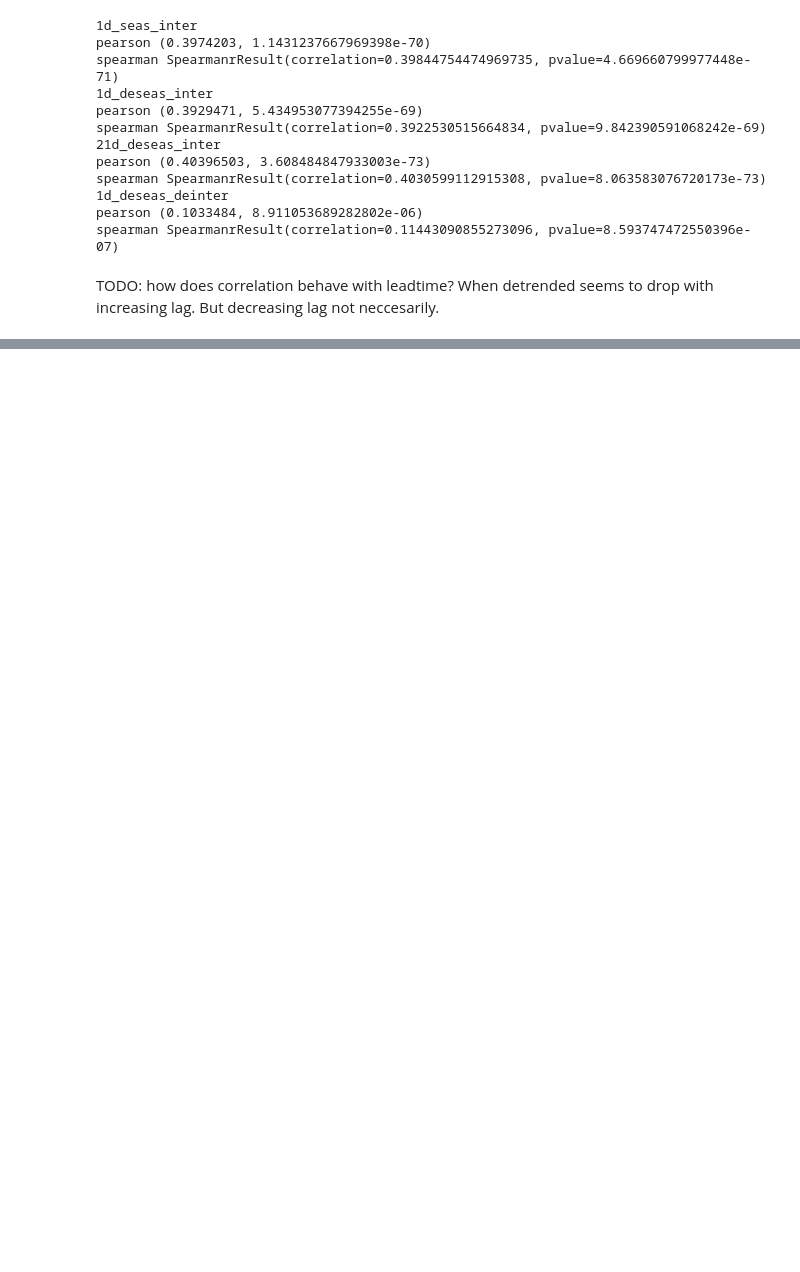
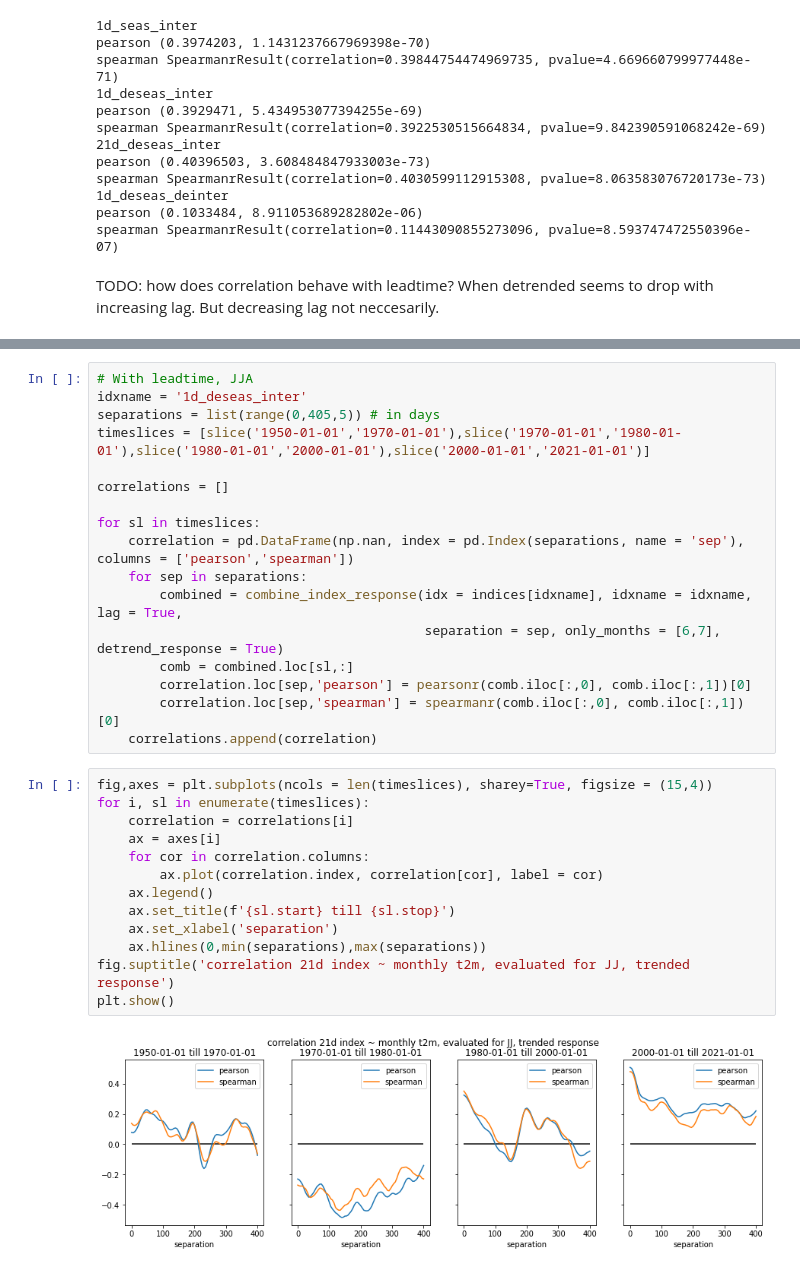
Before and after one commit to chiemvs/telegates, a Jupyter notebook: Explore.ipynb, the cells around one changed output, grey strips where cells are left out. Cells and saved outputs as stored; diff of their text form; blank space fills up the shorter version.

```diff
--- a/Explore.ipynb
+++ b/Explore.ipynb
@@ -461,0 +532,32 @@ How does this behave for spring?? SST index shows enhanced variability in spring
+# %%
+# With leadtime, JJA
+idxname = '1d_deseas_inter'
+separations = list(range(0,405,5)) # in days
+timeslices = [slice('1950-01-01','1970-01-01'),slice('1970-01-01','1980-01-01'),slice('1980-01-01','2000-01-01'),slice('2000-01-01','2021-01-01')]
+
+correlations = []
+
+for sl in timeslices:
+    correlation = pd.DataFrame(np.nan, index = pd.Index(separations, name = 'sep'), columns = ['pearson','spearman'])
+    for sep in separations:
+        combined = combine_index_response(idx = indices[idxname], idxname = idxname, lag = True,
+                                          separation = sep, only_months = [6,7], detrend_response = True)
+        comb = combined.loc[sl,:]
+        correlation.loc[sep,'pearson'] = pearsonr(comb.iloc[:,0], comb.iloc[:,1])[0]
+        correlation.loc[sep,'spearman'] = spearmanr(comb.iloc[:,0], comb.iloc[:,1])[0]
+    correlations.append(correlation)
+# %%
+fig,axes = plt.subplots(ncols = len(timeslices), sharey=True, figsize = (15,4))
+for i, sl in enumerate(timeslices):
+    correlation = correlations[i]
+    ax = axes[i]
+    for cor in correlation.columns:
+        ax.plot(correlation.index, correlation[cor], label = cor)
+    ax.legend()
+    ax.set_title(f'{sl.start} till {sl.stop}')
+    ax.set_xlabel('separation')
+    ax.hlines(0,min(separations),max(separations))
+fig.suptitle('correlation 21d index ~ monthly t2m, evaluated for JJ, trended response')
+plt.show()
+# %% [output]
+[figure, added]
```
Also changed, not shown: parts of 31 cells of this notebook.
